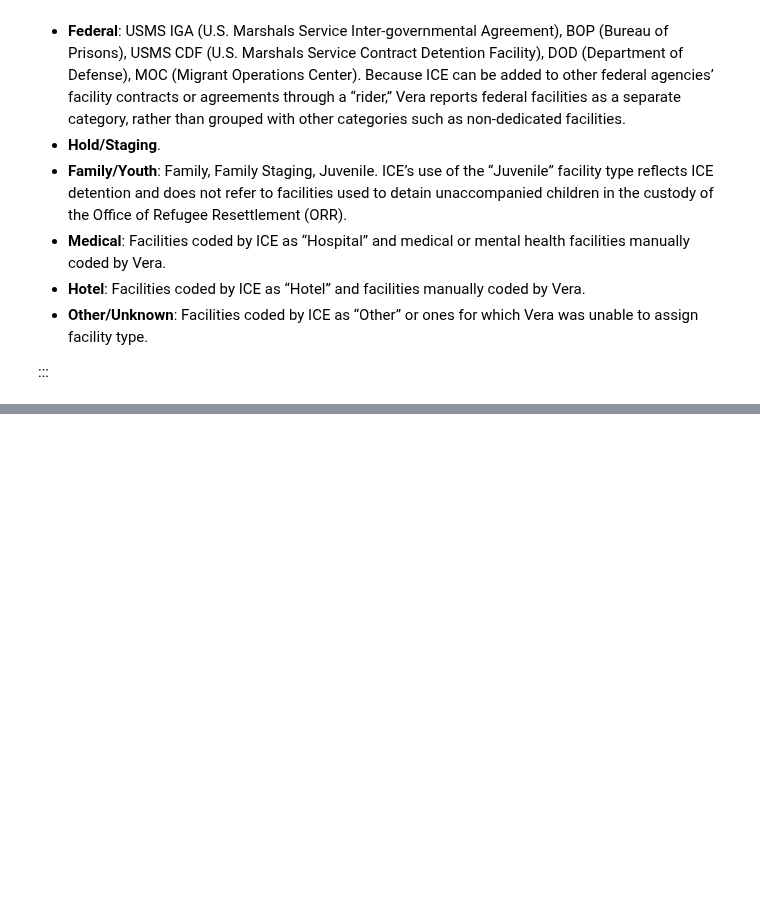
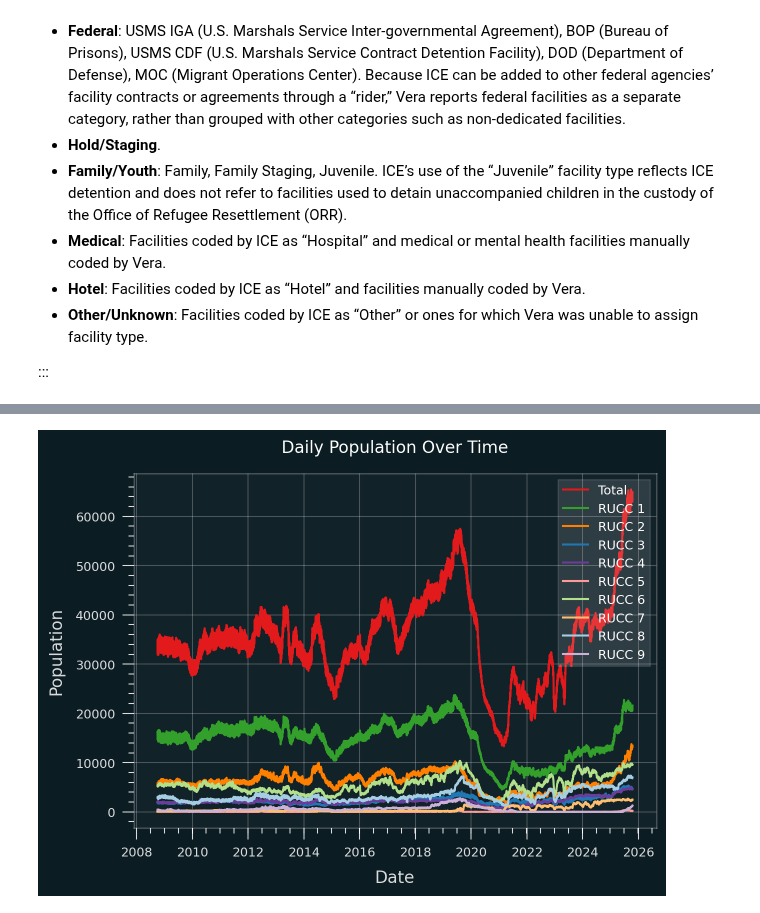
Before and after one commit to steveg-ds/RHIP, a Jupyter notebook: rural-detention/quarto.ipynb, the cells around one changed output, grey strips where cells are left out. Saved outputs shown, nothing was run; the diff lists cells and outputs as text; code cells hidden in the pictures; blank space fills up the shorter version.

```diff
--- a/rural-detention/quarto.ipynb
+++ b/rural-detention/quarto.ipynb
@@ -250,0 +255,3 @@ facilities.head()
+# %%
+for i in range(1,10):
+    print(i, (len(facilities[facilities['RUCC'] == i]) / len(facilities)) * 100)
@@ -323,0 +344,11 @@ axes[0].plot(
+# %%
+daily_rucc = (
+    detention_data[
+        ["date", "RUCC","daily_pop", "midnight_pop", "daily_change"]
+    ]
+    .groupby(["RUCC", "date"], as_index=False)
+    .sum()
+    .sort_values(["RUCC", "date"], ascending=True)
+)
+
+daily_rucc
@@ -323,0 +369,15 @@ axes[0].plot(
+# %%
+plt.plot(daily.date, daily.daily_pop, label=f"Total")
+
+for i in range(1,10):
+    x = daily_rucc[daily_rucc['RUCC'] == i]
+    plt.plot(x.date, x.daily_pop, label=f"RUCC {i}")
+
+plt.title("Daily Population Over Time")
+plt.xlabel("Date")
+plt.ylabel("Population")
+plt.legend()
+plt.tight_layout()
+plt.show()
+# %% [output]
+[figure, added]
```
Also changed, not shown: parts of 23 cells of this notebook, 2 other files.
